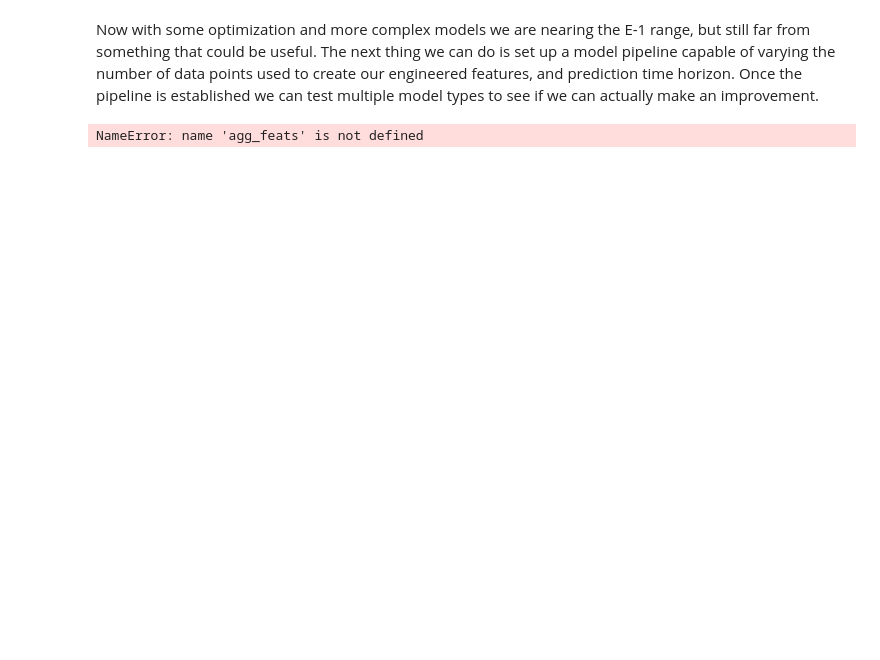
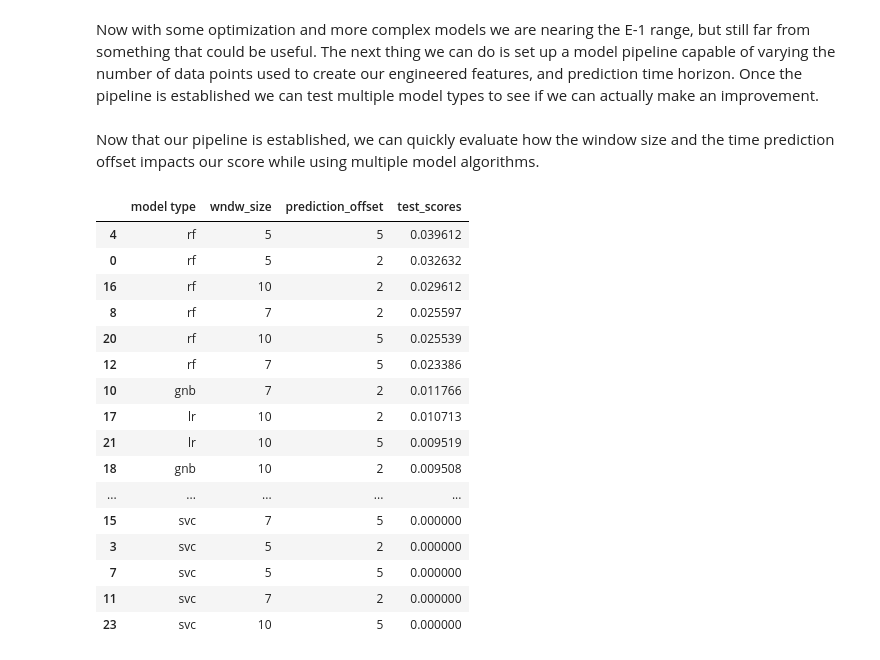
Before and after one commit to scosam/PredictiveMaintenance, a Jupyter notebook: notebooks/Preprocessing and Modeling.ipynb, the cells around one changed output. Drawn from its saved outputs; the diff is of its cells as text; code cells hidden in the pictures; blank space fills up the shorter version.

```diff
--- a/notebooks/Preprocessing and Modeling.ipynb
+++ b/notebooks/Preprocessing and Modeling.ipynb
@@ -369,11 +368,51 @@ def pipeline(data, wndw_size, feat_list, maint_log, err_log, fail_log, fail_offs
     X_train, X_test, y_train, y_test = normalize(merged_data, test_size, excluded)
 
     return X_train, X_test, y_train, y_test
-# %%
-feat_list = ['min', 'max', 'mean', 'sum', 'std', 'skew', 'kurt']
-excluded = ['errorID', 'Maint']
-test_size = 0.3
-
-X_train, X_test, y_train, y_test = pipeline()
-# %% [output]
-NameError: name 'agg_feats' is not defined
+# %% [markdown]
+Now that our pipeline is established, we can quickly evaluate how the window size and the time prediction offset impacts our score while using multiple model algorithms.
+# %%
+from sklearn.svm import LinearSVC
+from sklearn.naive_bayes import GaussianNB
+from sklearn.linear_model import LogisticRegression
+
+feat_list = ['min', 'max', 'mean', 'sum', 'std', 'skew', 'kurt']
+excluded = ['errorID', 'Maint']
+test_size = 0.3
+
+wndw_sizes = [5, 7, 10]
+offsets = [2, 5]
+models = {'rf': RandomForestClassifier(class_weight='balanced', n_estimators=125, max_depth=33),
+          'lr': LogisticRegression(class_weight='balanced'),
+          'gnb': GaussianNB(),
+          'svc': LinearSVC(class_weight='balanced')}
+
+performance = []
+for size in wndw_sizes:
+    for offset in offsets:
+        X_train, X_test, y_train, y_test = pipeline(mach_data, size, feat_list, maint_log, err_log, fail_log, offset, test_size, excluded)
+        for model in models.keys():
+            performance.append([model, size, offset, cross_validate(models[model], X_train, y_train, scoring='f1', cv=3, n_jobs=3, return_train_score=True)])
+# %%
+perf_df = pd.DataFrame(performance, columns = ['model type', 'wndw_size', 'prediction_offset', 'model_performance'])
+test_scores = [np.mean(perf_df['model_performance'].loc[i]['test_score']) for i in range(len(perf_df))]
+perf_df['test_scores'] = test_scores
+perf_df.drop(columns=['model_performance'], inplace=True)
+perf_df.sort_values('test_scores', ascending=False)
+# %% [output]
+|  | model type | wndw_size | prediction_offset | test_scores |
+| 4 | rf | 5 | 5 | 0.039612 |
+| 0 | rf | 5 | 2 | 0.032632 |
+| 16 | rf | 10 | 2 | 0.029612 |
+| 8 | rf | 7 | 2 | 0.025597 |
+| 20 | rf | 10 | 5 | 0.025539 |
+| 12 | rf | 7 | 5 | 0.023386 |
+| 10 | gnb | 7 | 2 | 0.011766 |
+| 17 | lr | 10 | 2 | 0.010713 |
+| 21 | lr | 10 | 5 | 0.009519 |
+| 18 | gnb | 10 | 2 | 0.009508 |
+| ... | ... | ... | ... | ... |
+| 15 | svc | 7 | 5 | 0.000000 |
+| 3 | svc | 5 | 2 | 0.000000 |
+| 7 | svc | 5 | 5 | 0.000000 |
+| 11 | svc | 7 | 2 | 0.000000 |
+| 23 | svc | 10 | 5 | 0.000000 |
```
Also changed, not shown: parts of 24 cells of this notebook.
